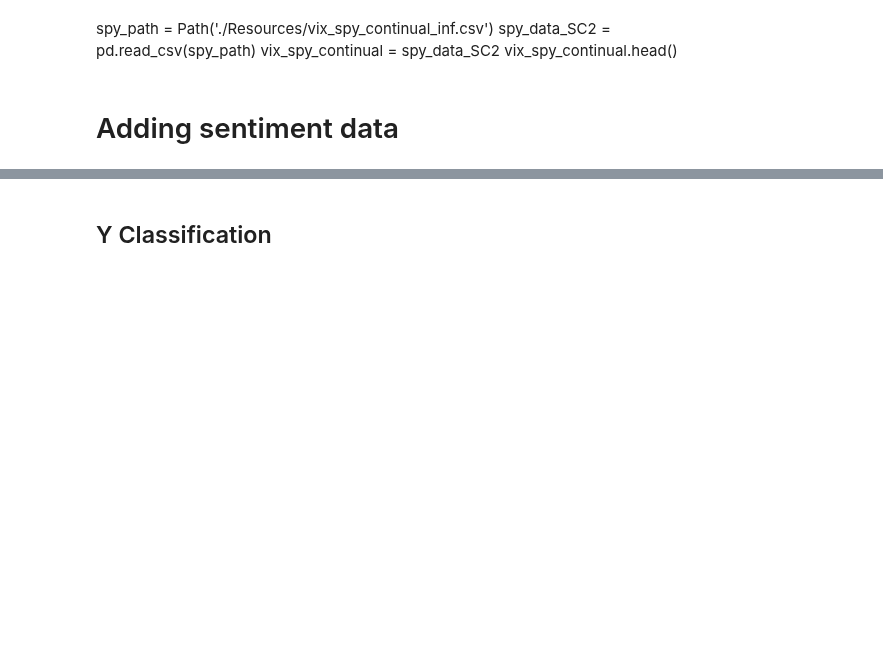
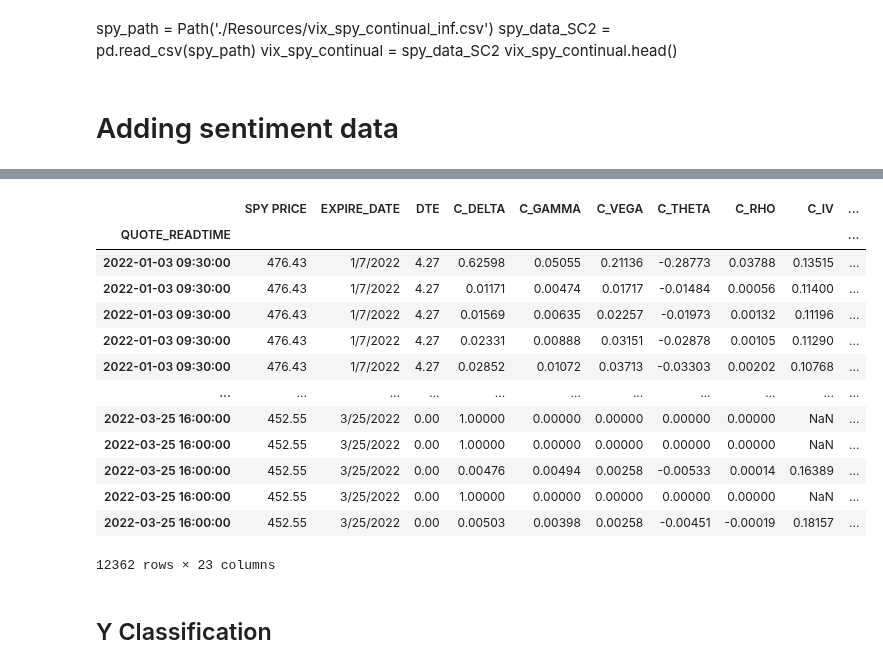
Before and after one commit to aarch23/OptYx, a Jupyter notebook: SpyRawDataV4.ipynb, the cells around one changed output, grey strips where cells are left out. Cells and saved outputs as stored; diff of their text form; code cells hidden in the pictures; blank space fills up the shorter version.

```diff
--- a/SpyRawDataV4.ipynb
+++ b/SpyRawDataV4.ipynb
@@ -402,0 +330,17 @@ full_df.head()
+# %%
+train
+# %% [output]
+|  | SPY PRICE | EXPIRE_DATE | DTE | C_DELTA | C_GAMMA | C_VEGA | C_THETA | C_RHO | C_IV | ... |
+| QUOTE_READTIME |  |  |  |  |  |  |  |  |  | ... |
+| 2022-01-03 09:30:00 | 476.43 | 1/7/2022 | 4.27 | 0.62598 | 0.05055 | 0.21136 | -0.28773 | 0.03788 | 0.13515 | ... |
+| 2022-01-03 09:30:00 | 476.43 | 1/7/2022 | 4.27 | 0.01171 | 0.00474 | 0.01717 | -0.01484 | 0.00056 | 0.11400 | ... |
+| 2022-01-03 09:30:00 | 476.43 | 1/7/2022 | 4.27 | 0.01569 | 0.00635 | 0.02257 | -0.01973 | 0.00132 | 0.11196 | ... |
+| 2022-01-03 09:30:00 | 476.43 | 1/7/2022 | 4.27 | 0.02331 | 0.00888 | 0.03151 | -0.02878 | 0.00105 | 0.11290 | ... |
+| 2022-01-03 09:30:00 | 476.43 | 1/7/2022 | 4.27 | 0.02852 | 0.01072 | 0.03713 | -0.03303 | 0.00202 | 0.10768 | ... |
+| ... | ... | ... | ... | ... | ... | ... | ... | ... | ... | ... |
+| 2022-03-25 16:00:00 | 452.55 | 3/25/2022 | 0.00 | 1.00000 | 0.00000 | 0.00000 | 0.00000 | 0.00000 | NaN | ... |
+| 2022-03-25 16:00:00 | 452.55 | 3/25/2022 | 0.00 | 1.00000 | 0.00000 | 0.00000 | 0.00000 | 0.00000 | NaN | ... |
+| 2022-03-25 16:00:00 | 452.55 | 3/25/2022 | 0.00 | 0.00476 | 0.00494 | 0.00258 | -0.00533 | 0.00014 | 0.16389 | ... |
+| 2022-03-25 16:00:00 | 452.55 | 3/25/2022 | 0.00 | 1.00000 | 0.00000 | 0.00000 | 0.00000 | 0.00000 | NaN | ... |
+| 2022-03-25 16:00:00 | 452.55 | 3/25/2022 | 0.00 | 0.00503 | 0.00398 | 0.00258 | -0.00451 | -0.00019 | 0.18157 | ... |
+12362 rows × 23 columns
```
Also changed, not shown: parts of 35 cells of this notebook.
